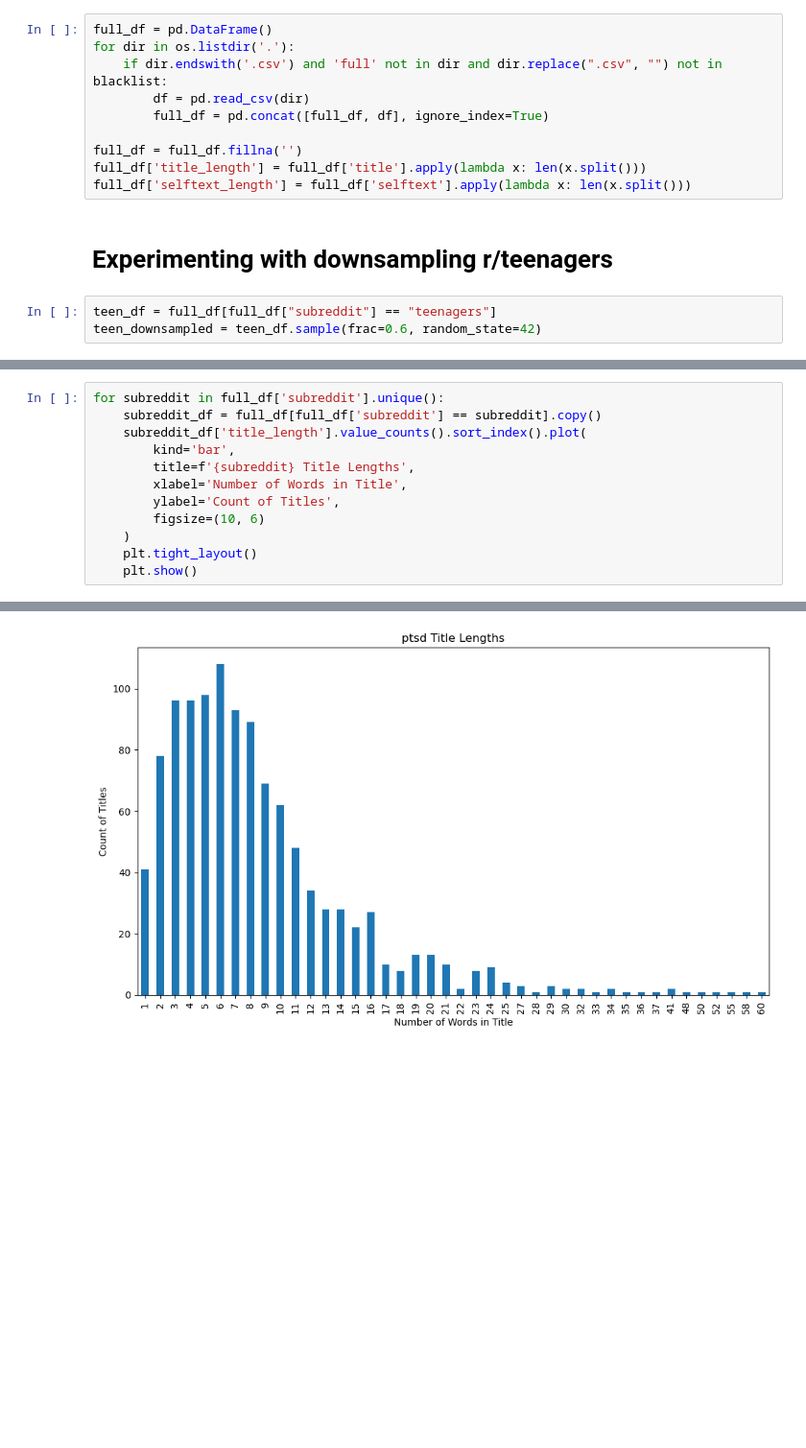
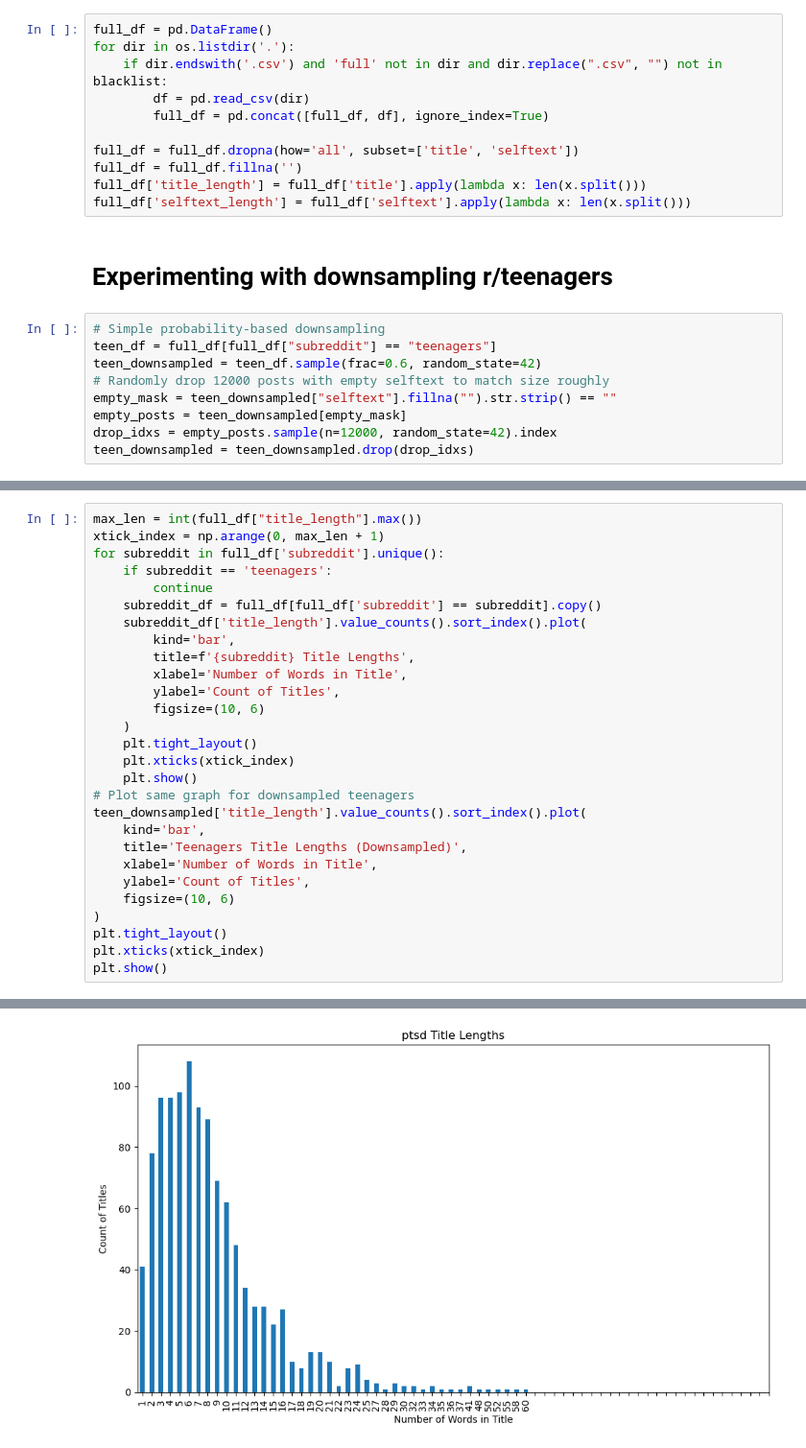
Before and after one commit to DHJKim321/diss-project, a Jupyter notebook: src/data/raw/combine_data.ipynb, the cells around one changed output, grey strips where cells are left out. Shown at 96% size. Cells and saved outputs as stored; diff of their text form; blank space fills up the shorter version.

```diff
--- a/src/data/raw/combine_data.ipynb
+++ b/src/data/raw/combine_data.ipynb
@@ -14,11 +28,18 @@ for dir in os.listdir('.'):
         df = pd.read_csv(dir)
         full_df = pd.concat([full_df, df], ignore_index=True)
 
+full_df = full_df.dropna(how='all', subset=['title', 'selftext'])
 full_df = full_df.fillna('')
 full_df['title_length'] = full_df['title'].apply(lambda x: len(x.split()))
 full_df['selftext_length'] = full_df['selftext'].apply(lambda x: len(x.split()))
 # %% [markdown]
 # Experimenting with downsampling r/teenagers
 # %%
+# Simple probability-based downsampling
 teen_df = full_df[full_df["subreddit"] == "teenagers"]
 teen_downsampled = teen_df.sample(frac=0.6, random_state=42)
+# Randomly drop 12000 posts with empty selftext to match size roughly
+empty_mask = teen_downsampled["selftext"].fillna("").str.strip() == ""
+empty_posts = teen_downsampled[empty_mask]
+drop_idxs = empty_posts.sample(n=12000, random_state=42).index
+teen_downsampled = teen_downsampled.drop(drop_idxs)
@@ -25,5 +48,9 @@ teen_downsampled = teen_df.sample(frac=0.6, random_state=42)
 # %%
+max_len = int(full_df["title_length"].max())
+xtick_index = np.arange(0, max_len + 1)
 for subreddit in full_df['subreddit'].unique():
+    if subreddit == 'teenagers':
+        continue
     subreddit_df = full_df[full_df['subreddit'] == subreddit].copy()
     subreddit_df['title_length'].value_counts().sort_index().plot(
         kind='bar',
@@ -33,5 +60,17 @@ for subreddit in full_df['subreddit'].unique():
         figsize=(10, 6)
     )
     plt.tight_layout()
+    plt.xticks(xtick_index)
     plt.show()
+# Plot same graph for downsampled teenagers
+teen_downsampled['title_length'].value_counts().sort_index().plot(
+    kind='bar',
+    title='Teenagers Title Lengths (Downsampled)',
+    xlabel='Number of Words in Title',
+    ylabel='Count of Titles',
+    figsize=(10, 6)
+)
+plt.tight_layout()
+plt.xticks(xtick_index)
+plt.show()
 # %% [output]
@@ -48 +87 @@ for subreddit in full_df['subreddit'].unique():
-[figure, old version]
+[figure, new version]
```
Also changed, not shown: parts of 16 cells of this notebook, 3 other files.
